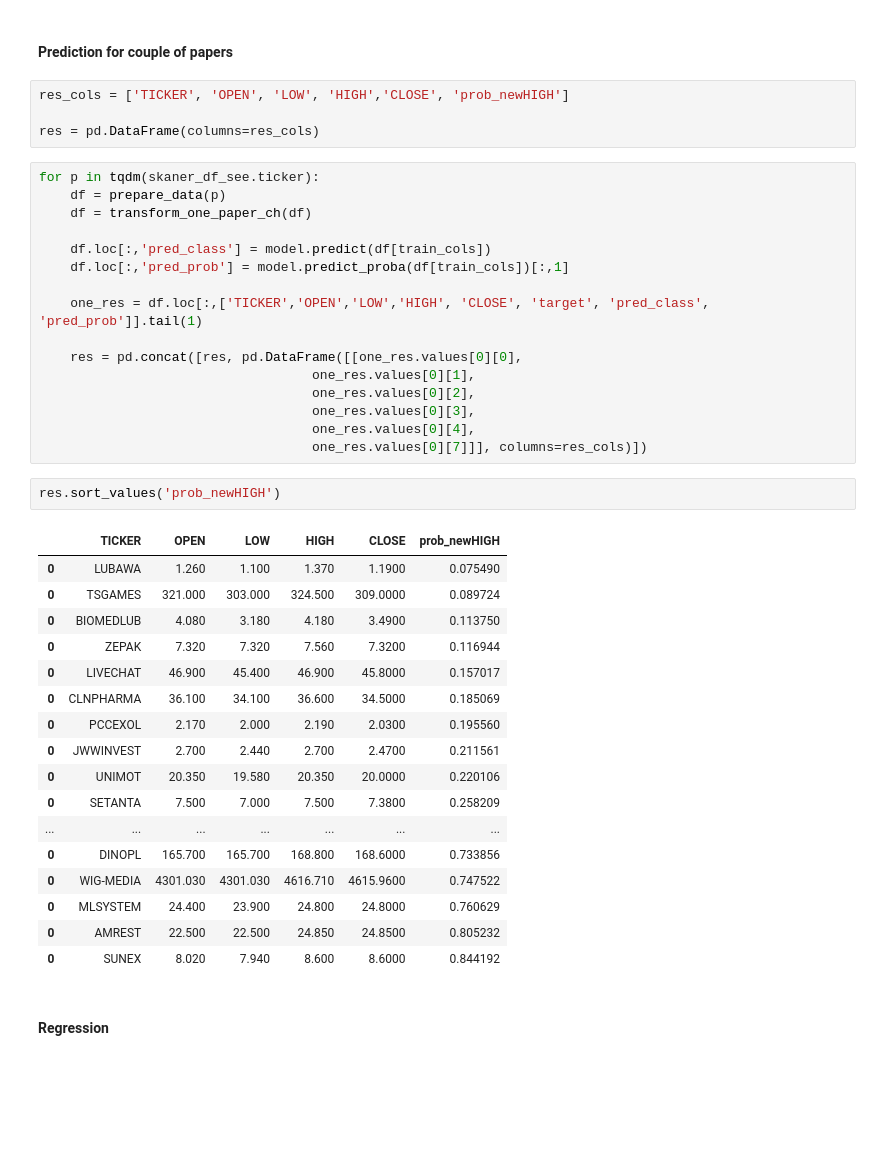
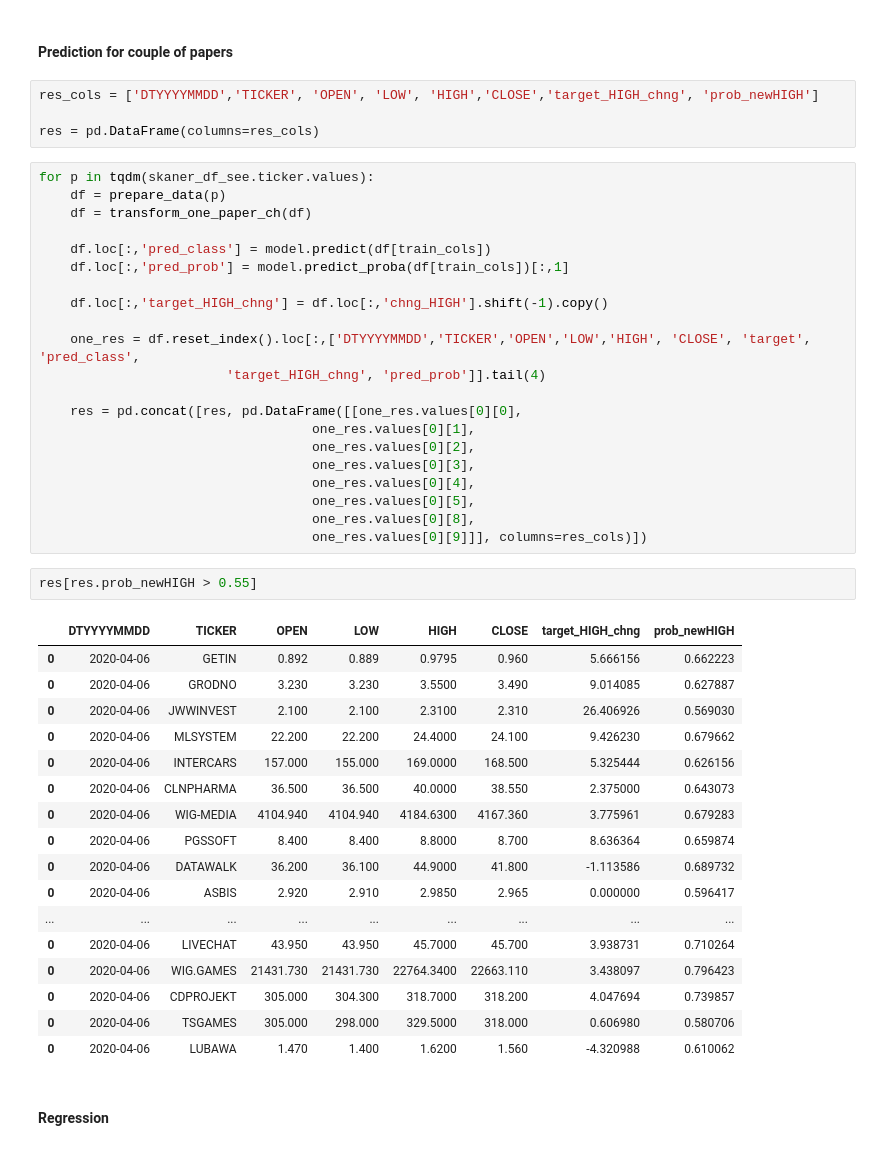
Before and after one commit to showeye/wse_analytics, a Jupyter notebook: bossa.ipynb, the cells around one changed output. Cells and saved outputs as stored; diff of their text form; blank space fills up the shorter version.

```diff
--- a/bossa.ipynb
+++ b/bossa.ipynb
@@ -706,45 +706,50 @@ eval_data.groupby('pred_class').mean()
 # %% [markdown]
 #### Prediction for couple of papers
 # %%
-res_cols = ['TICKER', 'OPEN', 'LOW', 'HIGH','CLOSE', 'prob_newHIGH']
+res_cols = ['DTYYYYMMDD','TICKER', 'OPEN', 'LOW', 'HIGH','CLOSE','target_HIGH_chng', 'prob_newHIGH']
 
 res = pd.DataFrame(columns=res_cols)
 # %%
-for p in tqdm(skaner_df_see.ticker):
+for p in tqdm(skaner_df_see.ticker.values):
     df = prepare_data(p)
     df = transform_one_paper_ch(df)
 
     df.loc[:,'pred_class'] = model.predict(df[train_cols])
     df.loc[:,'pred_prob'] = model.predict_proba(df[train_cols])[:,1]
 
-    one_res = df.loc[:,['TICKER','OPEN','LOW','HIGH', 'CLOSE', 'target', 'pred_class', 'pred_prob']].tail(1)
+    df.loc[:,'target_HIGH_chng'] = df.loc[:,'chng_HIGH'].shift(-1).copy()
+
+    one_res = df.reset_index().loc[:,['DTYYYYMMDD','TICKER','OPEN','LOW','HIGH', 'CLOSE', 'target', 'pred_class',
+                        'target_HIGH_chng', 'pred_prob']].tail(4)
 
     res = pd.concat([res, pd.DataFrame([[one_res.values[0][0],
                                    one_res.values[0][1],
                                    one_res.values[0][2],
                                    one_res.values[0][3],
                                    one_res.values[0][4],
-                                   one_res.values[0][7]]], columns=res_cols)])
+                                   one_res.values[0][5],
+                                   one_res.values[0][8],
+                                   one_res.values[0][9]]], columns=res_cols)])
 # %%
-res.sort_values('prob_newHIGH')
+res[res.prob_newHIGH > 0.55]
 # %% [output]
-|  | TICKER | OPEN | LOW | HIGH | CLOSE | prob_newHIGH |
-| 0 | LUBAWA | 1.260 | 1.100 | 1.370 | 1.1900 | 0.075490 |
-| 0 | TSGAMES | 321.000 | 303.000 | 324.500 | 309.0000 | 0.089724 |
-| 0 | BIOMEDLUB | 4.080 | 3.180 | 4.180 | 3.4900 | 0.113750 |
-| 0 | ZEPAK | 7.320 | 7.320 | 7.560 | 7.3200 | 0.116944 |
-| 0 | LIVECHAT | 46.900 | 45.400 | 46.900 | 45.8000 | 0.157017 |
-| 0 | CLNPHARMA | 36.100 | 34.100 | 36.600 | 34.5000 | 0.185069 |
-| 0 | PCCEXOL | 2.170 | 2.000 | 2.190 | 2.0300 | 0.195560 |
-| 0 | JWWINVEST | 2.700 | 2.440 | 2.700 | 2.4700 | 0.211561 |
-| 0 | UNIMOT | 20.350 | 19.580 | 20.350 | 20.0000 | 0.220106 |
-| 0 | SETANTA | 7.500 | 7.000 | 7.500 | 7.3800 | 0.258209 |
-| ... | ... | ... | ... | ... | ... | ... |
-| 0 | DINOPL | 165.700 | 165.700 | 168.800 | 168.6000 | 0.733856 |
-| 0 | WIG-MEDIA | 4301.030 | 4301.030 | 4616.710 | 4615.9600 | 0.747522 |
-| 0 | MLSYSTEM | 24.400 | 23.900 | 24.800 | 24.8000 | 0.760629 |
-| 0 | AMREST | 22.500 | 22.500 | 24.850 | 24.8500 | 0.805232 |
-| 0 | SUNEX | 8.020 | 7.940 | 8.600 | 8.6000 | 0.844192 |
+|  | DTYYYYMMDD | TICKER | OPEN | LOW | HIGH | CLOSE | target_HIGH_chng | prob_newHIGH |
+| 0 | 2020-04-06 | GETIN | 0.892 | 0.889 | 0.9795 | 0.960 | 5.666156 | 0.662223 |
+| 0 | 2020-04-06 | GRODNO | 3.230 | 3.230 | 3.5500 | 3.490 | 9.014085 | 0.627887 |
+| 0 | 2020-04-06 | JWWINVEST | 2.100 | 2.100 | 2.3100 | 2.310 | 26.406926 | 0.569030 |
+| 0 | 2020-04-06 | MLSYSTEM | 22.200 | 22.200 | 24.4000 | 24.100 | 9.426230 | 0.679662 |
+| 0 | 2020-04-06 | INTERCARS | 157.000 | 155.000 | 169.0000 | 168.500 | 5.325444 | 0.626156 |
+| 0 | 2020-04-06 | CLNPHARMA | 36.500 | 36.500 | 40.0000 | 38.550 | 2.375000 | 0.643073 |
+| 0 | 2020-04-06 | WIG-MEDIA | 4104.940 | 4104.940 | 4184.6300 | 4167.360 | 3.775961 | 0.679283 |
+| 0 | 2020-04-06 | PGSSOFT | 8.400 | 8.400 | 8.8000 | 8.700 | 8.636364 | 0.659874 |
+| 0 | 2020-04-06 | DATAWALK | 36.200 | 36.100 | 44.9000 | 41.800 | -1.113586 | 0.689732 |
+| 0 | 2020-04-06 | ASBIS | 2.920 | 2.910 | 2.9850 | 2.965 | 0.000000 | 0.596417 |
+| ... | ... | ... | ... | ... | ... | ... | ... | ... |
+| 0 | 2020-04-06 | LIVECHAT | 43.950 | 43.950 | 45.7000 | 45.700 | 3.938731 | 0.710264 |
+| 0 | 2020-04-06 | WIG.GAMES | 21431.730 | 21431.730 | 22764.3400 | 22663.110 | 3.438097 | 0.796423 |
+| 0 | 2020-04-06 | CDPROJEKT | 305.000 | 304.300 | 318.7000 | 318.200 | 4.047694 | 0.739857 |
+| 0 | 2020-04-06 | TSGAMES | 305.000 | 298.000 | 329.5000 | 318.000 | 0.606980 | 0.580706 |
+| 0 | 2020-04-06 | LUBAWA | 1.470 | 1.400 | 1.6200 | 1.560 | -4.320988 | 0.610062 |
 # %% [markdown]
 #### Regression
 # %%
```
